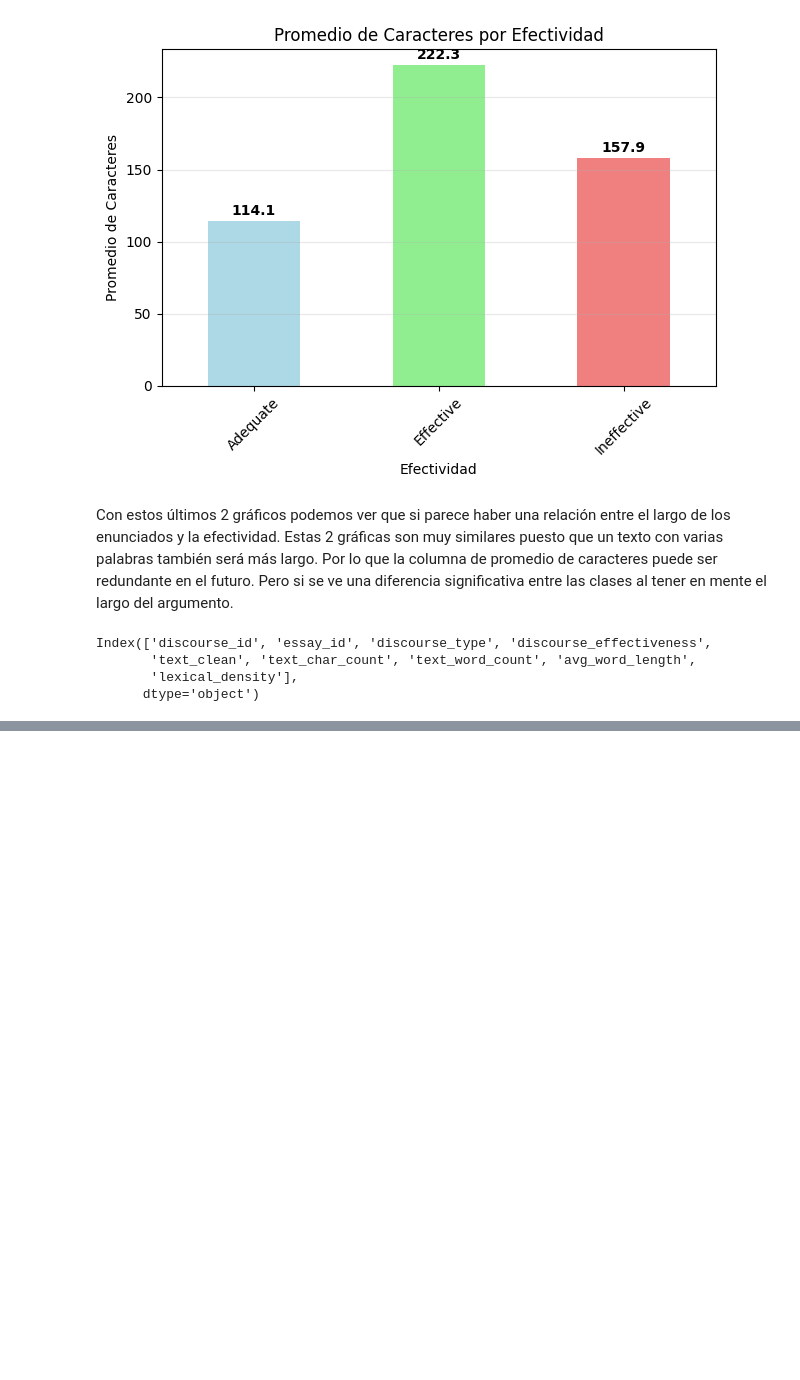
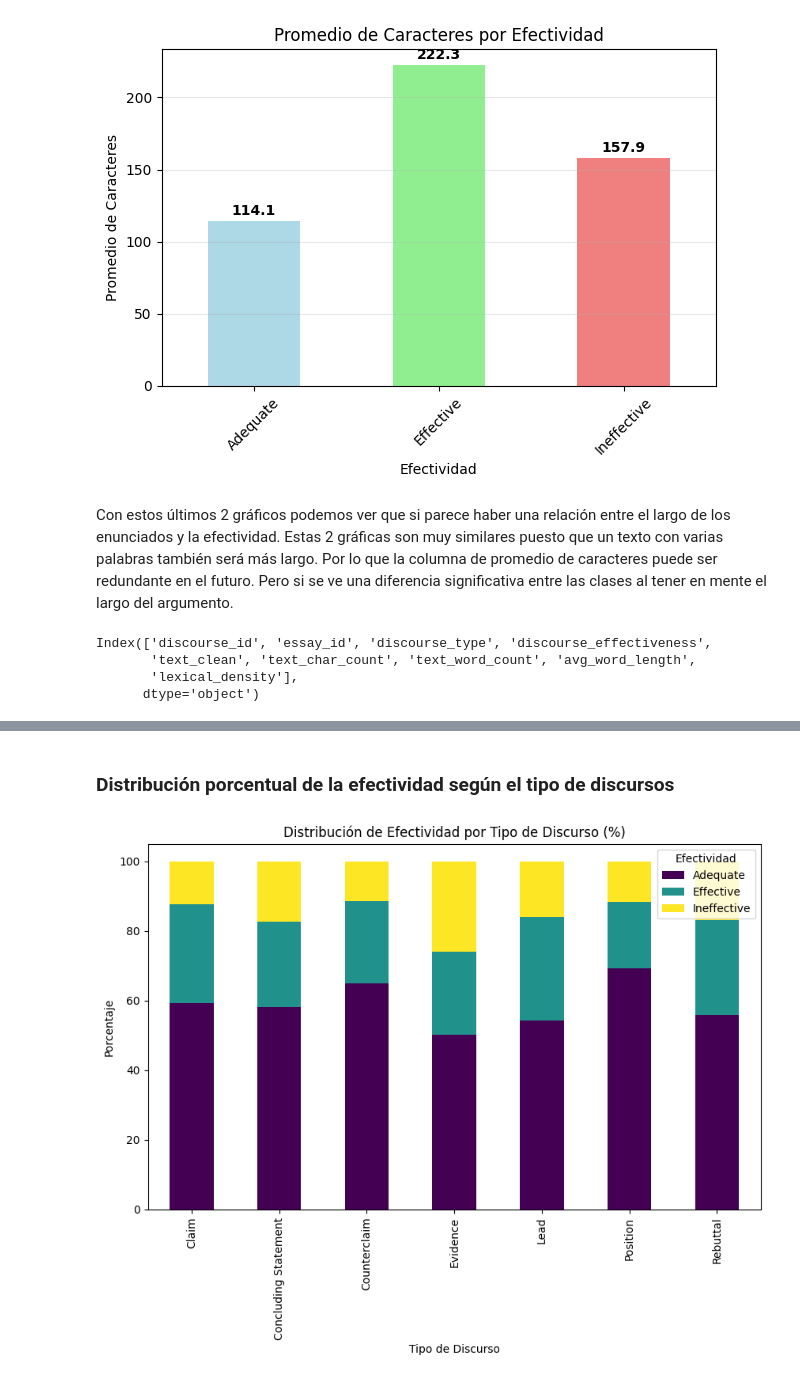
Before and after one commit to chuy-zip/PROYECTO2_DS, a Jupyter notebook: EDA.ipynb, the cells around one changed output, grey strips where cells are left out. Saved outputs shown, nothing was run; the diff lists cells and outputs as text; code cells hidden in the pictures; blank space fills up the shorter version.

```diff
--- a/EDA.ipynb
+++ b/EDA.ipynb
@@ -246,0 +388,12 @@ Index(['discourse_id', 'essay_id', 'discourse_type', 'discourse_effectiveness',
+# %% [markdown]
+### Distribución porcentual de la efectividad según el tipo de discursos
+# %%
+cross_tab = pd.crosstab(df['discourse_type'], df['discourse_effectiveness'], normalize='index') * 100
+cross_tab.plot(kind='bar', stacked=True, figsize=(10,6), colormap="viridis")
+plt.title("Distribución de Efectividad por Tipo de Discurso (%)")
+plt.ylabel("Porcentaje")
+plt.xlabel("Tipo de Discurso")
+plt.legend(title="Efectividad")
+plt.show()
+# %% [output]
+[figure, added]
```
Also changed, not shown: parts of 28 cells of this notebook.
